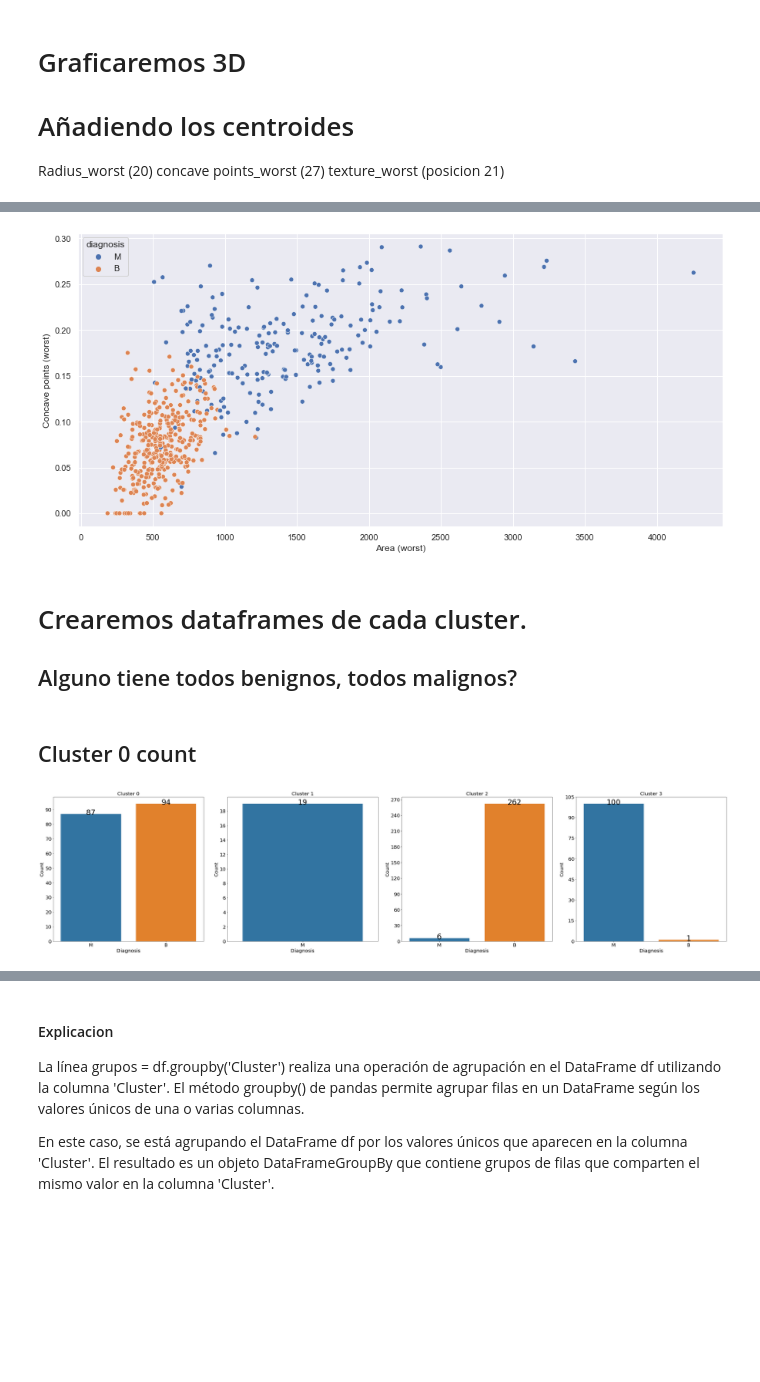
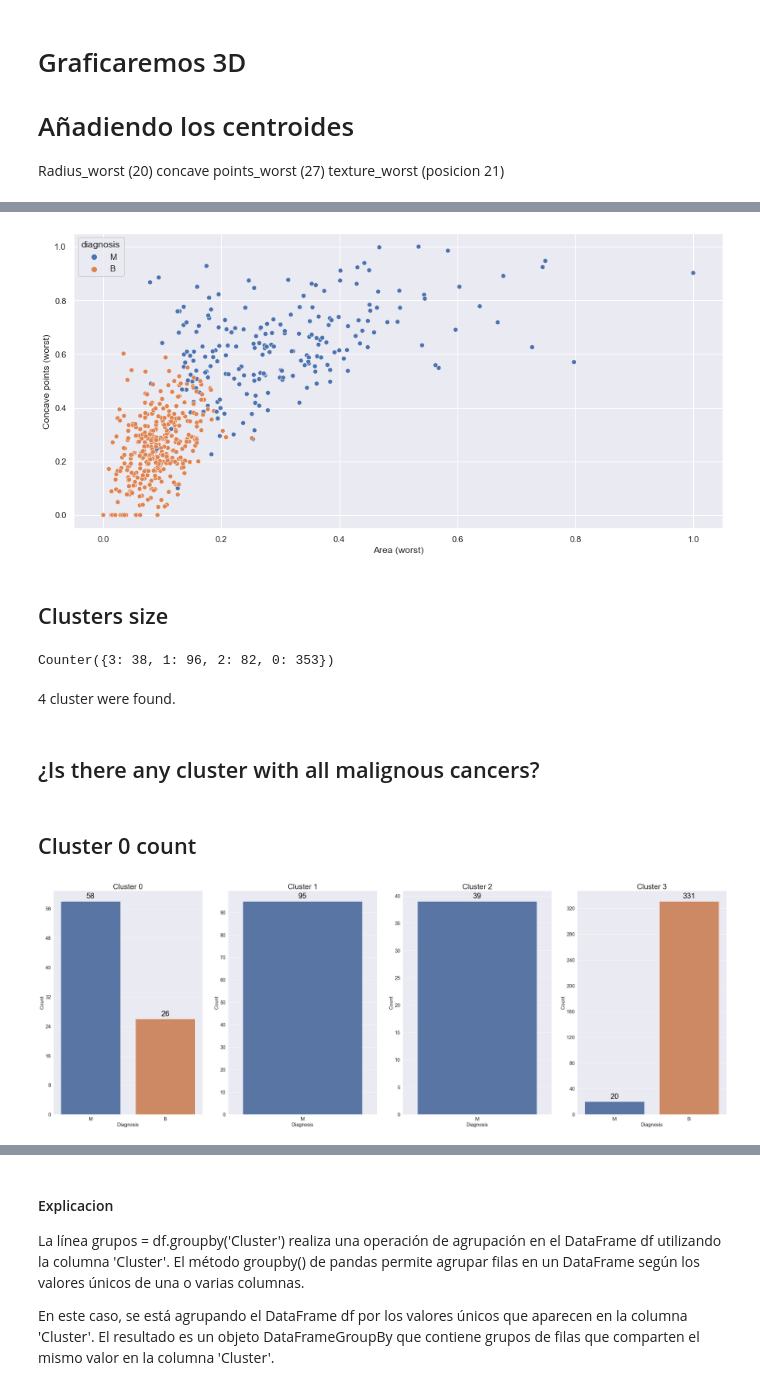
Before and after one commit to JulianDietrich97/BreastCancer, a Jupyter notebook: kmeans.ipynb, the cells around one changed output, grey strips where cells are left out. Cells and saved outputs as stored; diff of their text form; code cells hidden in the pictures; blank space fills up the shorter version.

```diff
--- a/kmeans.ipynb
+++ b/kmeans.ipynb
@@ -47,7 +43,7 @@ from sklearn import preprocessing
 
 scaler = preprocessing.MinMaxScaler()
 df= scaler.fit_transform(df_nt)
-scaled_df = pd.DataFrame(df_nt, columns=df_nt.columns)
+scaled_df = pd.DataFrame(df, columns=df_nt.columns)
 print(scaled_df)
 # %% [output]
      radius_mean  texture_mean  perimeter_mean  area_mean  smoothness_mean  \
@@ -74,8 +70,8 @@ X1 = scaled_df.iloc[: , :].values
 
 inertia = [] #conjunto de las distancias
 for n in range(1 , 15):
-    grupos = KMeans(n_clusters = n ,init='k-means++', n_init = 10  ,max_iter=300,
-                        tol=0.0001,  random_state= 111  , algorithm='elkan')
+    grupos = KMeans(n_clusters = n ,init='k-means++', n_init = 20  ,max_iter=300,
+                        tol=0.0001,  random_state= 121  , algorithm='elkan')
     grupos.fit(X1)
     inertia.append(grupos.inertia_)
 # %%
@@ -240,10 +241,18 @@ sns.set(rc={"figure.figsize":(15, 7)}) #ancho=15, #alto= 7
 #sns.lineplot(data=X1[:, 1])
 plt.show()
 # %% [output]
-[figure, old version]
+[figure, new version]
-# %% [markdown]
-# Crearemos dataframes de cada cluster.
-## Alguno tiene todos benignos, todos malignos?
+# %% [markdown]
+## Clusters size
+# %%
+from collections import Counter
+Counter(kmeans.labels_)
+# %% [output]
+Counter({3: 38, 1: 96, 2: 82, 0: 353})
+# %% [markdown]
+4 cluster were found.
+# %% [markdown]
+## ¿Is there any cluster with all malignous cancers?
 # %%
 dataframes = {}
 
@@ -260,28 +269,28 @@ cluster3 = dataframes[3]
 # %%
 from matplotlib.ticker import MaxNLocator
 
-plt.figure(1, figsize=(40, 10))
+plt.figure(1, figsize=(40, 15))
 
 n = 0
 m = 0
 for x in [cluster0,cluster1,cluster2,cluster3]:
     n += 1
     plt.subplot(1, 4, n)
-    plt.subplots_adjust(hspace=3, wspace=3)
-    plt.tight_layout(pad=3)
+    plt.subplots_adjust(hspace=4, wspace=4)
+    plt.tight_layout(pad=4)
     ax = sns.countplot(x="diagnosis", data=x)
-    plt.title('Cluster {}'.format(m), fontsize=20)
+    plt.title('Cluster {}'.format(m), fontsize=30)
     m += 1
     ax.tick_params(labelsize=20)
     ax.yaxis.set_major_locator(MaxNLocator(integer=True))
 
     for p in ax.patches:
-        ax.annotate(f'{p.get_height()}', (p.get_x() + p.get_width() / 2., p.get_height()), ha='center', va='center', xytext=(0, 5), textcoords='offset points', fontsize=30, color='black')
+        ax.annotate(f'{p.get_height()}', (p.get_x() + p.get_width() / 2., p.get_height()), ha='center', va='center', xytext=(0, 20), textcoords='offset points', fontsize=30, color='black')
 
 
-    plt.xlabel("Diagnosis", fontsize=20)  # Aumenta el tamaño de la etiqueta del eje x
+    plt.xlabel("Diagnosis", fontsize=20)
     plt.ylabel("Count", fontsize=20)
 
 plt.show()
 # %% [output]
-[figure, old version]
+[figure, new version]
```
Also changed, not shown: parts of 17 cells of this notebook.
